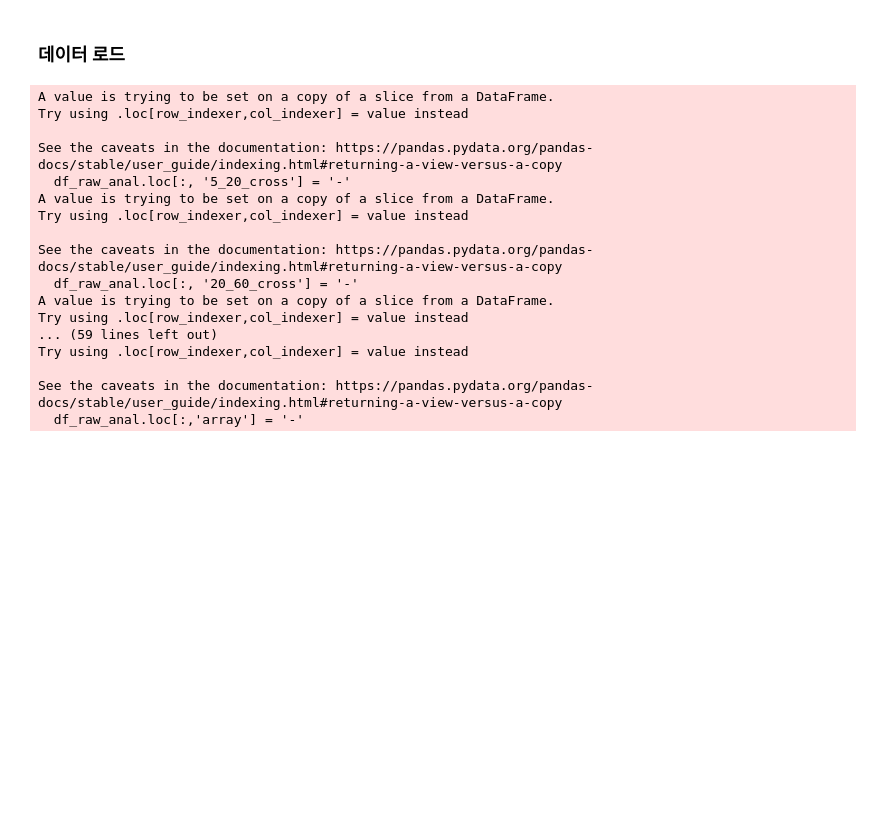
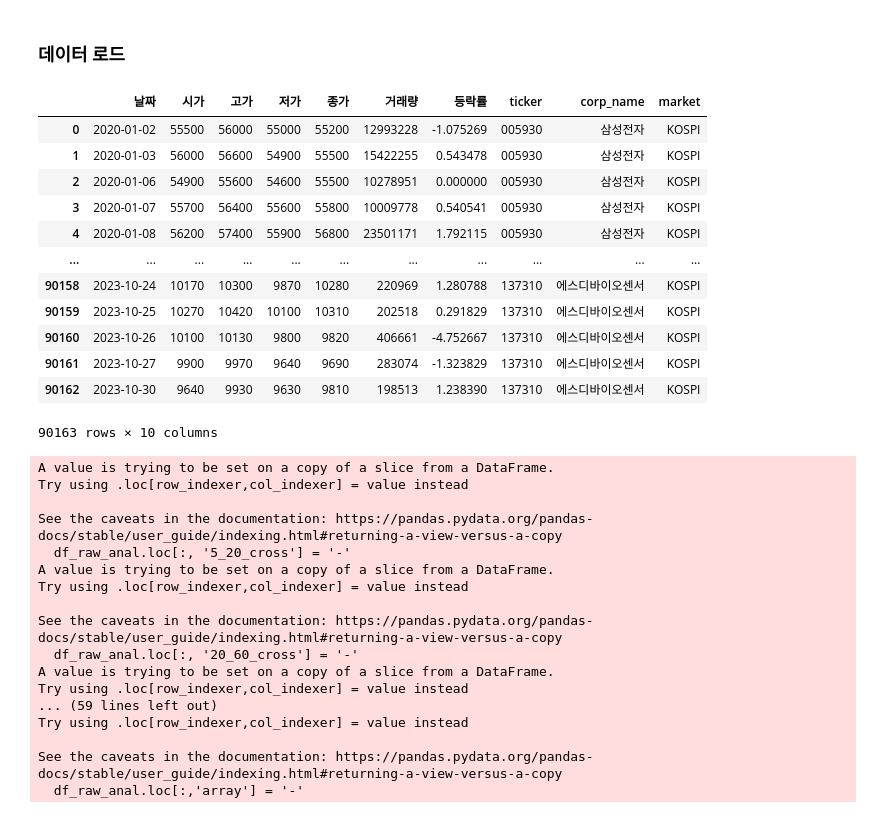
Before and after one commit to Unfinishedgod/finance_mlops, a Jupyter notebook: jupyter/technical_indicator.ipynb, the cells around one changed output. Drawn from its saved outputs; the diff is of its cells as text; code cells hidden in the pictures; blank space fills up the shorter version.

```diff
--- a/jupyter/technical_indicator.ipynb
+++ b/jupyter/technical_indicator.ipynb
@@ -21,6 +21,22 @@ import glob
 # %%
 ohlcv_df_raw = pd.read_csv('ohlcv_df_raw.csv', dtype = {'ticker':str})
 ticker_list = ohlcv_df_raw['ticker'].unique()
+# %%
+ohlcv_df_raw
+# %% [output]
+|  | 날짜 | 시가 | 고가 | 저가 | 종가 | 거래량 | 등락률 | ticker | corp_name | market |
+| 0 | 2020-01-02 | 55500 | 56000 | 55000 | 55200 | 12993228 | -1.075269 | 005930 | 삼성전자 | KOSPI |
+| 1 | 2020-01-03 | 56000 | 56600 | 54900 | 55500 | 15422255 | 0.543478 | 005930 | 삼성전자 | KOSPI |
+| 2 | 2020-01-06 | 54900 | 55600 | 54600 | 55500 | 10278951 | 0.000000 | 005930 | 삼성전자 | KOSPI |
+| 3 | 2020-01-07 | 55700 | 56400 | 55600 | 55800 | 10009778 | 0.540541 | 005930 | 삼성전자 | KOSPI |
+| 4 | 2020-01-08 | 56200 | 57400 | 55900 | 56800 | 23501171 | 1.792115 | 005930 | 삼성전자 | KOSPI |
+| ... | ... | ... | ... | ... | ... | ... | ... | ... | ... | ... |
+| 90158 | 2023-10-24 | 10170 | 10300 | 9870 | 10280 | 220969 | 1.280788 | 137310 | 에스디바이오센서 | KOSPI |
+| 90159 | 2023-10-25 | 10270 | 10420 | 10100 | 10310 | 202518 | 0.291829 | 137310 | 에스디바이오센서 | KOSPI |
+| 90160 | 2023-10-26 | 10100 | 10130 | 9800 | 9820 | 406661 | -4.752667 | 137310 | 에스디바이오센서 | KOSPI |
+| 90161 | 2023-10-27 | 9900 | 9970 | 9640 | 9690 | 283074 | -1.323829 | 137310 | 에스디바이오센서 | KOSPI |
+| 90162 | 2023-10-30 | 9640 | 9930 | 9630 | 9810 | 198513 | 1.238390 | 137310 | 에스디바이오센서 | KOSPI |
+90163 rows × 10 columns
 # %%
 df_raw_total = pd.DataFrame()
 df_raw_anal_total = pd.DataFrame()
```
Also changed, not shown: 12 other files.
